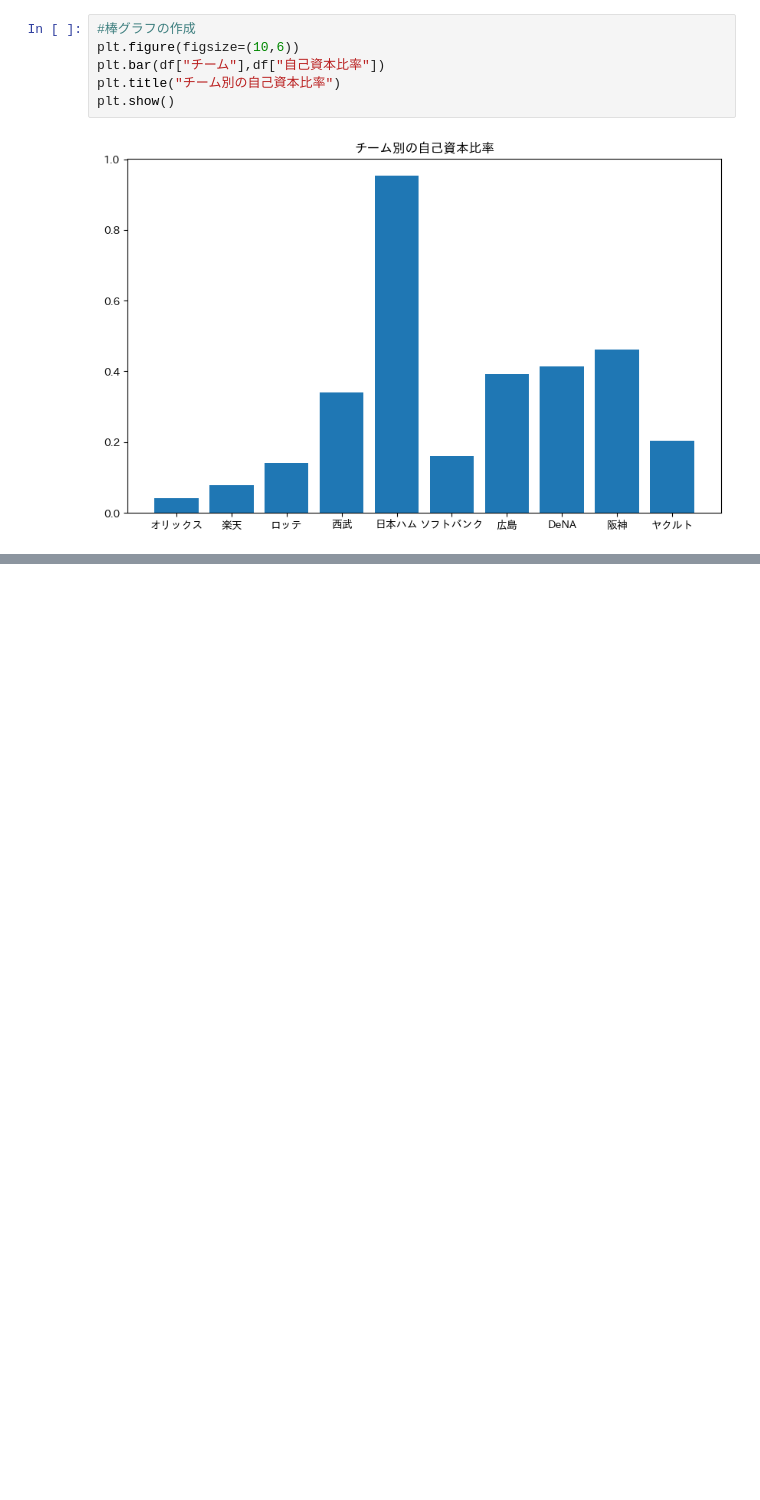
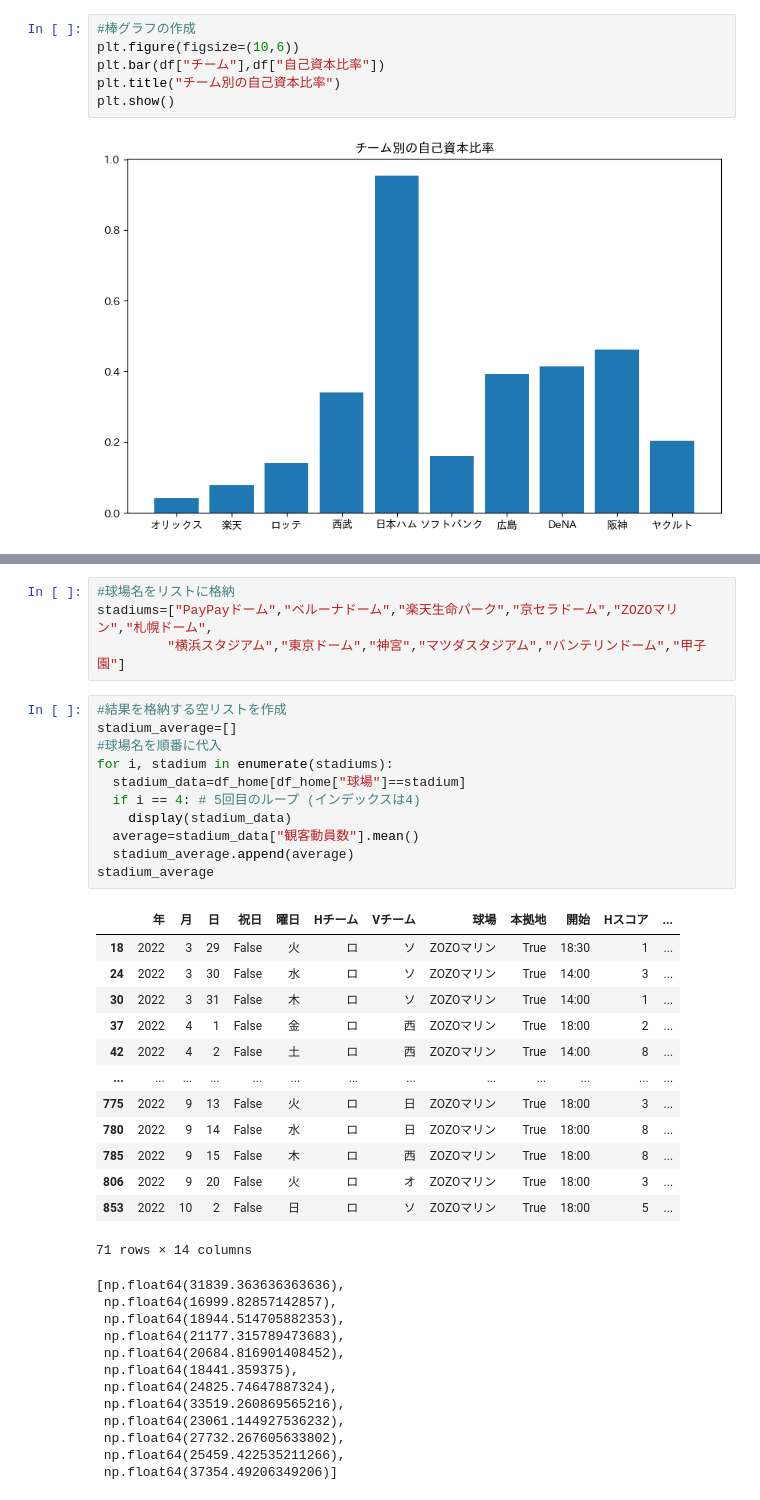
Before and after one commit to hitomitsu50/SportsData_Portfolio, a Jupyter notebook: プロ野球12球団顧客分析.ipynb, the cells around one changed output, grey strips where cells are left out. Drawn from its saved outputs; the diff is of its cells as text; blank space fills up the shorter version.

```diff
--- a/プロ野球12球団顧客分析.ipynb
+++ b/プロ野球12球団顧客分析.ipynb
@@ -71,0 +117,41 @@ plt.show()
+# %%
+#球場名をリストに格納
+stadiums=["PayPayドーム","ベルーナドーム","楽天生命パーク","京セラドーム","ZOZOマリン","札幌ドーム",
+         "横浜スタジアム","東京ドーム","神宮","マツダスタジアム","バンテリンドーム","甲子園"]
+# %%
+#結果を格納する空リストを作成
+stadium_average=[]
+#球場名を順番に代入
+for i, stadium in enumerate(stadiums):
+  stadium_data=df_home[df_home["球場"]==stadium]
+  if i == 4: # 5回目のループ (インデックスは4)
+    display(stadium_data)
+  average=stadium_data["観客動員数"].mean()
+  stadium_average.append(average)
+stadium_average
+# %% [output]
+|  | 年 | 月 | 日 | 祝日 | 曜日 | Hチーム | Vチーム | 球場 | 本拠地 | 開始 | Hスコア | ... |
+| 18 | 2022 | 3 | 29 | False | 火 | ロ | ソ | ZOZOマリン | True | 18:30 | 1 | ... |
+| 24 | 2022 | 3 | 30 | False | 水 | ロ | ソ | ZOZOマリン | True | 14:00 | 3 | ... |
+| 30 | 2022 | 3 | 31 | False | 木 | ロ | ソ | ZOZOマリン | True | 14:00 | 1 | ... |
+| 37 | 2022 | 4 | 1 | False | 金 | ロ | 西 | ZOZOマリン | True | 18:00 | 2 | ... |
+| 42 | 2022 | 4 | 2 | False | 土 | ロ | 西 | ZOZOマリン | True | 14:00 | 8 | ... |
+| ... | ... | ... | ... | ... | ... | ... | ... | ... | ... | ... | ... | ... |
+| 775 | 2022 | 9 | 13 | False | 火 | ロ | 日 | ZOZOマリン | True | 18:00 | 3 | ... |
+| 780 | 2022 | 9 | 14 | False | 水 | ロ | 日 | ZOZOマリン | True | 18:00 | 8 | ... |
+| 785 | 2022 | 9 | 15 | False | 木 | ロ | 西 | ZOZOマリン | True | 18:00 | 8 | ... |
+| 806 | 2022 | 9 | 20 | False | 火 | ロ | オ | ZOZOマリン | True | 18:00 | 3 | ... |
+| 853 | 2022 | 10 | 2 | False | 日 | ロ | ソ | ZOZOマリン | True | 18:00 | 5 | ... |
+71 rows × 14 columns
+[np.float64(31839.363636363636),
+ np.float64(16999.82857142857),
+ np.float64(18944.514705882353),
+ np.float64(21177.315789473683),
+ np.float64(20684.816901408452),
+ np.float64(18441.359375),
+ np.float64(24825.74647887324),
+ np.float64(33519.260869565216),
+ np.float64(23061.144927536232),
+ np.float64(27732.267605633802),
+ np.float64(25459.422535211266),
+ np.float64(37354.49206349206)]
```
Also changed, not shown: parts of 4 cells of this notebook.
